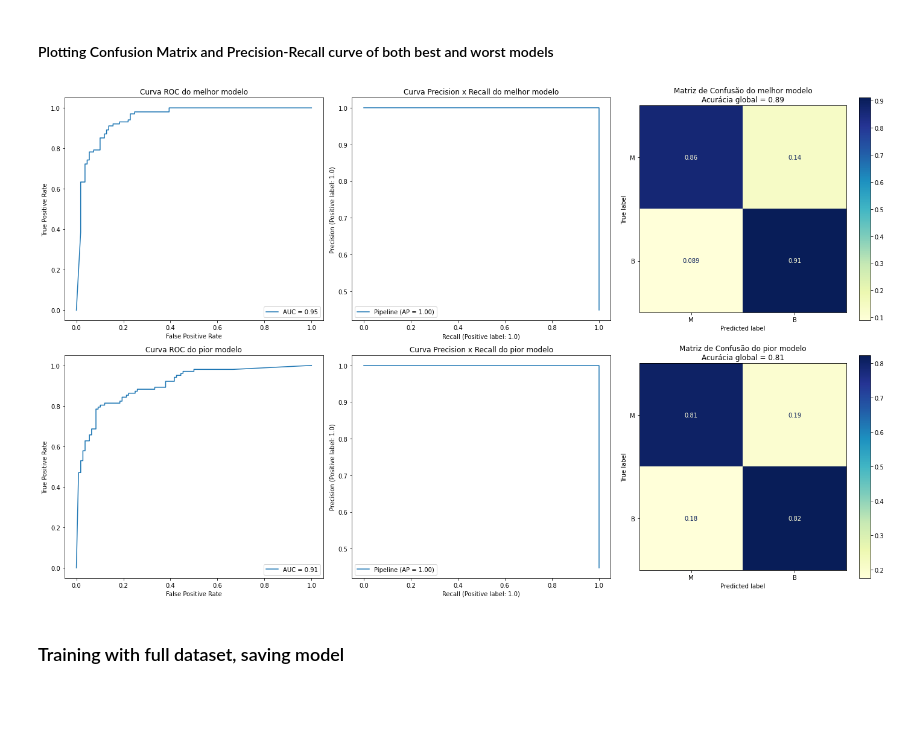
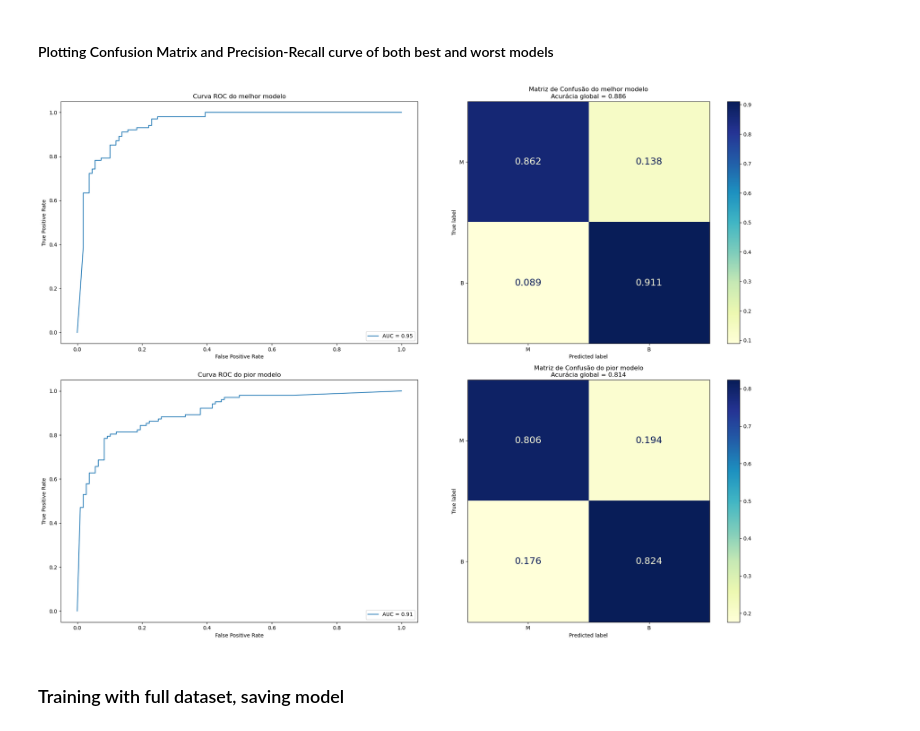
Before and after one commit to rabdiego/final_aprendizagem, a Jupyter notebook: models/knn/train_test.ipynb, the cells around one changed output. Saved outputs shown, nothing was run; the diff lists cells and outputs as text; code cells hidden in the pictures; blank space fills up the shorter version.

```diff
--- a/models/knn/train_test.ipynb
+++ b/models/knn/train_test.ipynb
@@ -136,39 +134,35 @@ fig.savefig('./charts/metrics.svg')
 # %%
 from sklearn.metrics import RocCurveDisplay, auc
 
 
-fig, ax = plt.subplots(2, 3, figsize=(20, 12))
+fig, ax = plt.subplots(2, 2, figsize=(20, 15))
 
 # Melhor modelo
 
 best_roc_display = RocCurveDisplay(fpr=models[0][1][0], tpr=models[0][1][1], roc_auc=auc(models[0][1][0], models[0][1][1]))
-best_pr_display = PrecisionRecallDisplay.from_estimator(models[0][2], test_attributes, test_targets, ax=ax[0][1])
 best_cm_display = ConfusionMatrixDisplay(models[0][3], display_labels=['M', 'B'])
 
 # Pior modelo
 
 worst_roc_display = RocCurveDisplay(fpr=models[1][1][0], tpr=models[1][1][1], roc_auc=auc(models[1][1][0], models[1][1][1]))
-worst_pr_display = PrecisionRecallDisplay.from_estimator(models[1][2], test_attributes, test_targets, ax=ax[1][1])
 worst_cm_display = ConfusionMatrixDisplay(models[1][3], display_labels=['M', 'B'])
 
 best_roc_display.plot(ax=ax[0][0])
-best_cm_display.plot(ax=ax[0][2], cmap='YlGnBu')
+best_cm_display.plot(ax=ax[0][1], cmap='YlGnBu', values_format='.3f', text_kw={"size": 18})
 
 worst_roc_display.plot(ax=ax[1][0])
-worst_cm_display.plot(ax=ax[1][2], cmap='YlGnBu')
+worst_cm_display.plot(ax=ax[1][1], cmap='YlGnBu', values_format='.3f', text_kw={"size": 18})
 
 ax[0][0].set_title('Curva ROC do melhor modelo')
-ax[0][1].set_title('Curva Precision x Recall do melhor modelo')
-ax[0][2].set_title(f'Matriz de Confusão do melhor modelo\nAcurácia global = {models[0][0]:.2f}')
+ax[0][1].set_title(f'Matriz de Confusão do melhor modelo\nAcurácia global = {models[0][0]:.3f}')
 ax[1][0].set_title('Curva ROC do pior modelo')
-ax[1][1].set_title('Curva Precision x Recall do pior modelo')
-ax[1][2].set_title(f'Matriz de Confusão do pior modelo\nAcurácia global = {models[1][0]:.2f}')
+ax[1][1].set_title(f'Matriz de Confusão do pior modelo\nAcurácia global = {models[1][0]:.3f}')
 
 fig.tight_layout()
 
 fig.savefig('./charts/curves.svg')
 # %% [output]
-[figure, old version]
+[figure, new version]
 # %% [markdown]
 ### Training with full dataset, saving model
 # %% [markdown]
```
Also changed, not shown: parts of 2 cells of this notebook, 18 other files.
